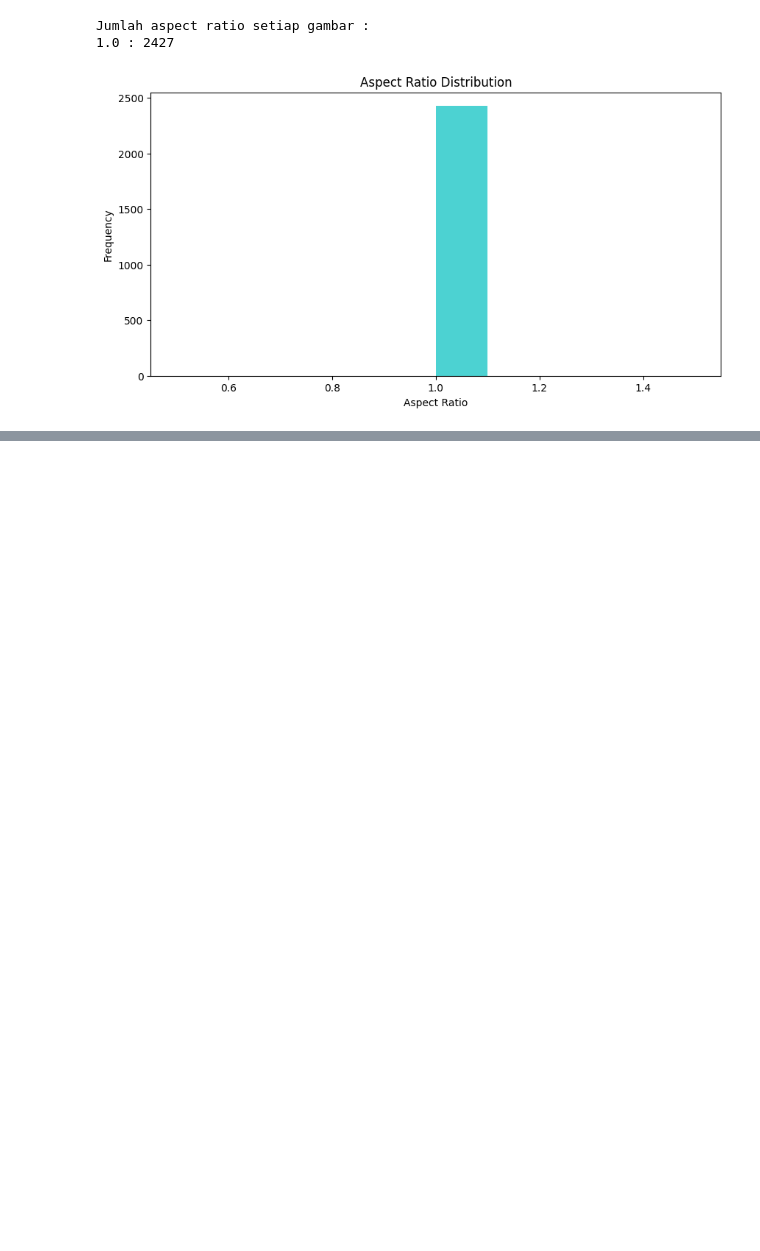
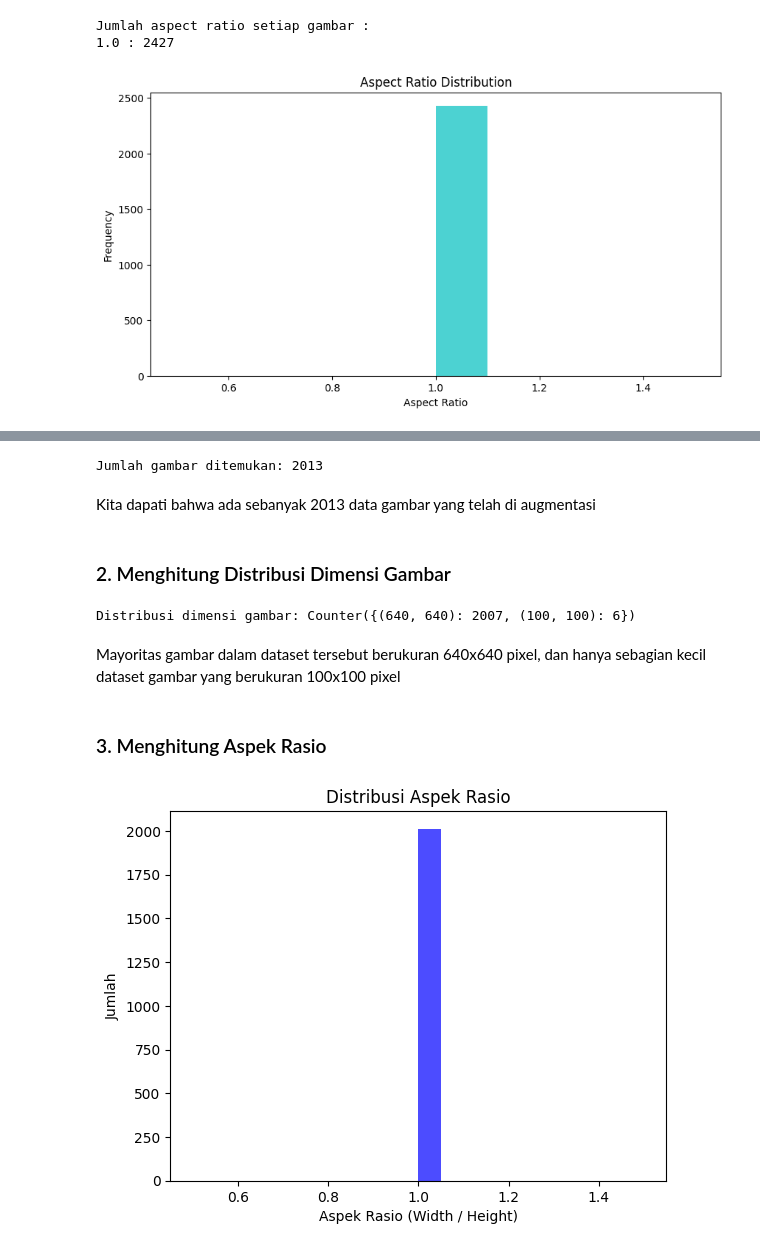
Before and after one commit to Padmanaba231/AI_LAB_PROJECT, a Jupyter notebook: Data_Exploration.ipynb, the cells around one changed output, grey strips where cells are left out. Saved outputs shown, nothing was run; the diff lists cells and outputs as text; code cells hidden in the pictures; blank space fills up the shorter version.

```diff
--- a/Data_Exploration.ipynb
+++ b/Data_Exploration.ipynb
@@ -434,0 +439,49 @@ Jumlah aspect ratio setiap gambar :
+# %%
+main_folder_path = "/Users/hibrizi/AI_LAB_PROJECT/Data/Split/train_augmented"
+
+def find_images_in_subfolders(folder_path):
+    image_files = []
+    for root, _, files in os.walk(folder_path):
+        for file in files:
+            if file.endswith(('.jpg', '.png', '.jpeg')):
+                image_files.append(os.path.join(root, file))
+    return image_files
+
+image_files = find_images_in_subfolders(main_folder_path)
+print(f"Jumlah gambar ditemukan: {len(image_files)}")
+# %% [output]
+Jumlah gambar ditemukan: 2013
+# %% [markdown]
+Kita dapati bahwa ada sebanyak 2013 data gambar yang telah di augmentasi
+# %% [markdown]
+### 2. Menghitung Distribusi Dimensi Gambar
+# %%
+def analyze_dimensions(image_files):
+    dimensions = []
+    for file in image_files:
+        with Image.open(file) as img:
+            dimensions.append(img.size)
+    return dimensions
+
+
+dimensions = analyze_dimensions(image_files)
+print(f"Distribusi dimensi gambar: {Counter(dimensions)}")
+# %% [output]
+Distribusi dimensi gambar: Counter({(640, 640): 2007, (100, 100): 6})
+# %% [markdown]
+Mayoritas gambar dalam dataset tersebut berukuran 640x640 pixel, dan hanya sebagian kecil dataset gambar yang berukuran 100x100 pixel
+# %% [markdown]
+### 3. Menghitung Aspek Rasio
+# %%
+def calculate_aspect_ratios(dimensions):
+    aspect_ratios = [width / height for width, height in dimensions]
+    return aspect_ratios
+
+aspect_ratios = calculate_aspect_ratios(dimensions)
+plt.hist(aspect_ratios, bins=20, color='blue', alpha=0.7)
+plt.title("Distribusi Aspek Rasio")
+plt.xlabel("Aspek Rasio (Width / Height)")
+plt.ylabel("Jumlah")
+plt.show()
+# %% [output]
+[figure, added]
```
Also changed, not shown: parts of 8 cells of this notebook.
